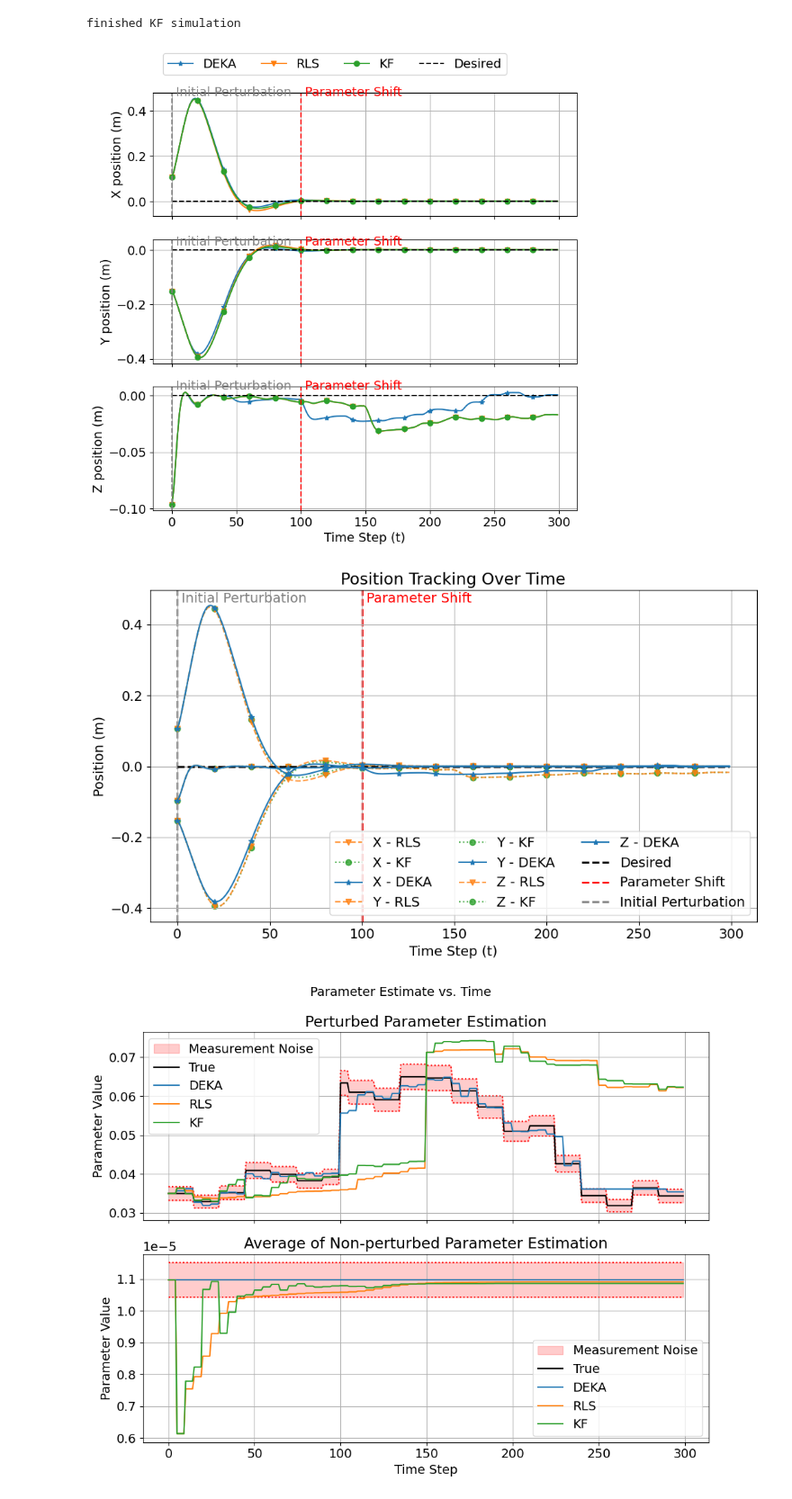
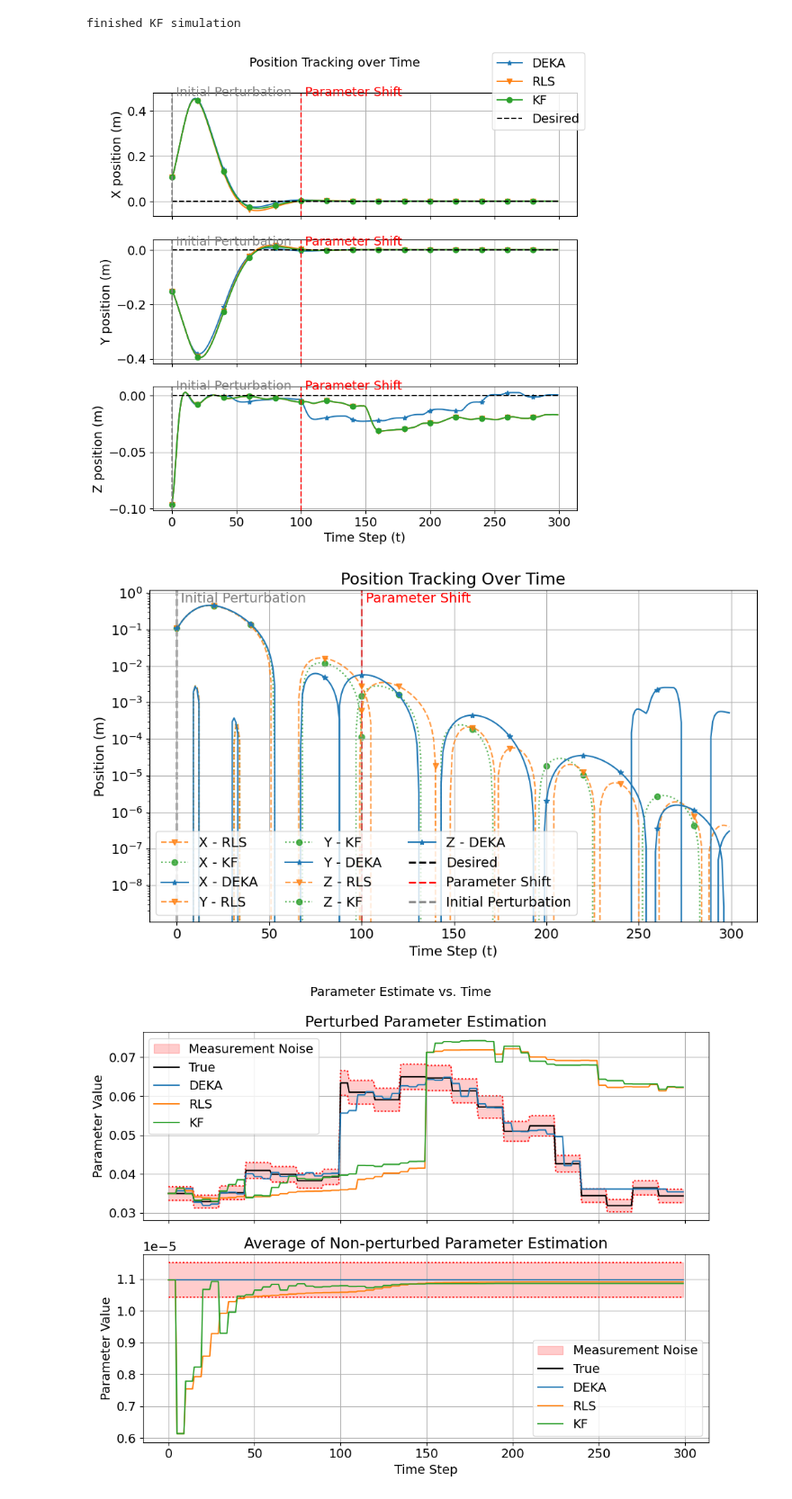
Before and after one commit to ChrisSha0104/Online-Parameter-Estimation-Using-the-Kaczmarz-Method, a Jupyter notebook: python/robot_plot.ipynb, the cells around one changed output. Shown at 90% size. Cells and saved outputs as stored; diff of their text form; code cells hidden in the pictures.

```diff
--- a/python/robot_plot.ipynb
+++ b/python/robot_plot.ipynb
@@ -78,6 +78,7 @@ import matplotlib.pyplot as plt
 
 # Create one figure with three subplots (stacked vertically)
 fig, axs = plt.subplots(3, 1, figsize=(8, 8), sharex=True)
+fig.suptitle('Position Tracking over Time', fontsize=14)
 
 # Define colors for better distinction
 colors = {
@@ -137,12 +138,12 @@ axs[2].set_ylabel('Z position (m)')
 axs[2].grid(True)
 
 # Create a single legend outside the subplots
-fig.legend(['DEKA', 'RLS', 'KF', 'Desired'], loc='upper center', ncol=4, bbox_to_anchor=(0.5, 1.0))
+fig.legend(['DEKA', 'RLS', 'KF', 'Desired'])
 
-plt.tight_layout(rect=[0, 0, 1, 0.95])  # Adjust layout to fit the legend
+plt.tight_layout()  # Adjust layout to fit the legend
 plt.show()
 # %% [output]
-[figure, old version]
+[figure, new version]
 # %%
 t = np.arange(300)  # time steps 0..N-1
 
@@ -206,34 +207,36 @@ ax.plot(t, y_pos_rls, marker=markers['rls'], markevery=20, color=colors['rls'],
 ax.plot(t, y_pos_kf, marker=markers['kf'], markevery=20, color=colors['kf'], linestyle='dotted', alpha=0.8, label='Y - KF', zorder=1)
 ax.plot(t, y_pos_deka, marker=markers['deka'], markevery=20, color=colors['deka'], linewidth=1.5, label='Y - DEKA', zorder=3)
 
 ax.plot(t, z_pos_rls, marker=markers['rls'], markevery=20, color=colors['rls'], linestyle='dashed', alpha=0.8, label='Z - RLS', zorder=2)
 ax.plot(t, z_pos_kf, marker=markers['kf'], markevery=20, color=colors['kf'], linestyle='dotted', alpha=0.8, label='Z - KF', zorder=1)
 ax.plot(t, z_pos_deka, marker=markers['deka'], markevery=20, color=colors['deka'], linewidth=1.5, label='Z - DEKA', zorder=3)
 
 # Plot desired position (hov_des) in black dashed line
 ax.plot(t, hov_des, color=colors['desired'], linestyle='--', linewidth=2, label='Desired')
 
 # Add vertical lines with labels
 ax.axvline(x=100, color=colors['parameter_shift'], linestyle='--', linewidth=2, label='Parameter Shift', zorder=0)
 ax.axvline(x=0, color=colors['initial_perturbation'], linestyle='--', linewidth=2, label='Initial Perturbation', zorder=0)
 
 # Add text annotation for vertical lines
 ax.text(100, max(x_pos_deka + y_pos_deka + z_pos_deka), ' Parameter Shift', color=colors['parameter_shift'], verticalalignment='bottom')
 ax.text(0, max(x_pos_deka + y_pos_deka + z_pos_deka), ' Initial Perturbation', color=colors['initial_perturbation'], verticalalignment='bottom')
 
 # Labels and title
 ax.set_xlabel('Time Step (t)')
 ax.set_ylabel('Position (m)')
 ax.set_title('Position Tracking Over Time')
 
+ax.set_yscale("log")
+
 # Grid and legend
 ax.grid(True)
 ax.legend(loc='best', ncol=3)  # Adjust columns for better readability
 
 plt.tight_layout()
 plt.show()
 # %% [output]
-[figure, old version]
+[figure, new version]
 # %%
 # q0_deka  = [row[3] for row in x_deka]
 # q0_rls   = [row[3] for row in x_rls]
```
Also changed, not shown: parts of 1 cell of this notebook.
